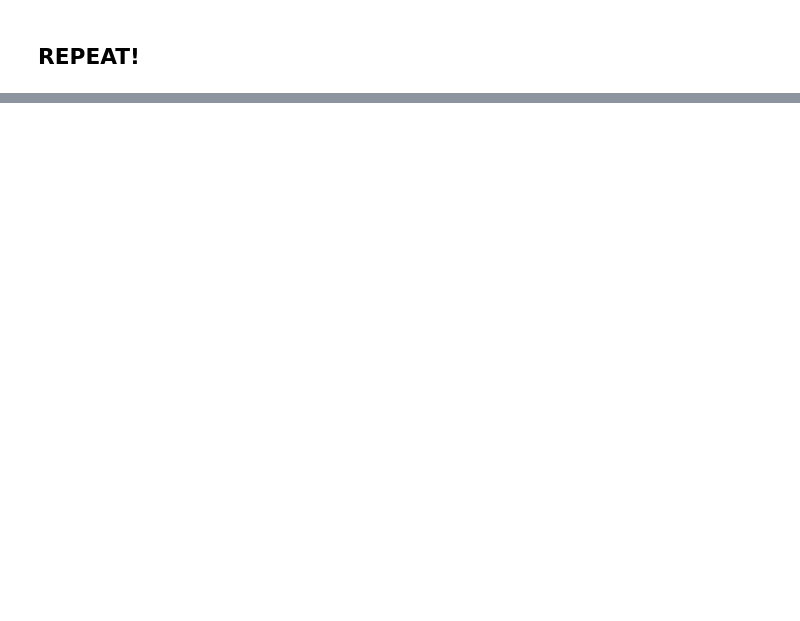
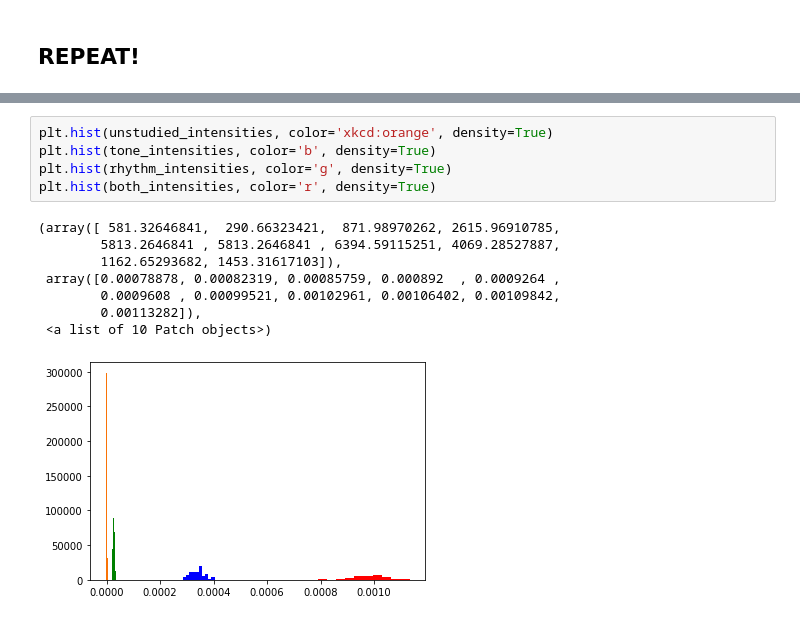
Before and after one commit to dwhite54/minerva2, a Jupyter notebook: model.ipynb, the cells around one changed output, grey strips where cells are left out. Drawn from its saved outputs; the diff is of its cells as text; blank space fills up the shorter version.

```diff
--- a/model.ipynb
+++ b/model.ipynb
@@ -467,0 +644,14 @@ for _ in range(10):
+# %%
+plt.hist(unstudied_intensities, color='xkcd:orange', density=True)
+plt.hist(tone_intensities, color='b', density=True)
+plt.hist(rhythm_intensities, color='g', density=True)
+plt.hist(both_intensities, color='r', density=True)
+# %% [output]
+(array([ 581.32646841,  290.66323421,  871.98970262, 2615.96910785,
+        5813.2646841 , 5813.2646841 , 6394.59115251, 4069.28527887,
+        1162.65293682, 1453.31617103]),
+ array([0.00078878, 0.00082319, 0.00085759, 0.000892  , 0.0009264 ,
+        0.0009608 , 0.00099521, 0.00102961, 0.00106402, 0.00109842,
+        0.00113282]),
+ <a list of 10 Patch objects>)
+[figure, added]
```
Also changed, not shown: parts of 44 cells of this notebook.
